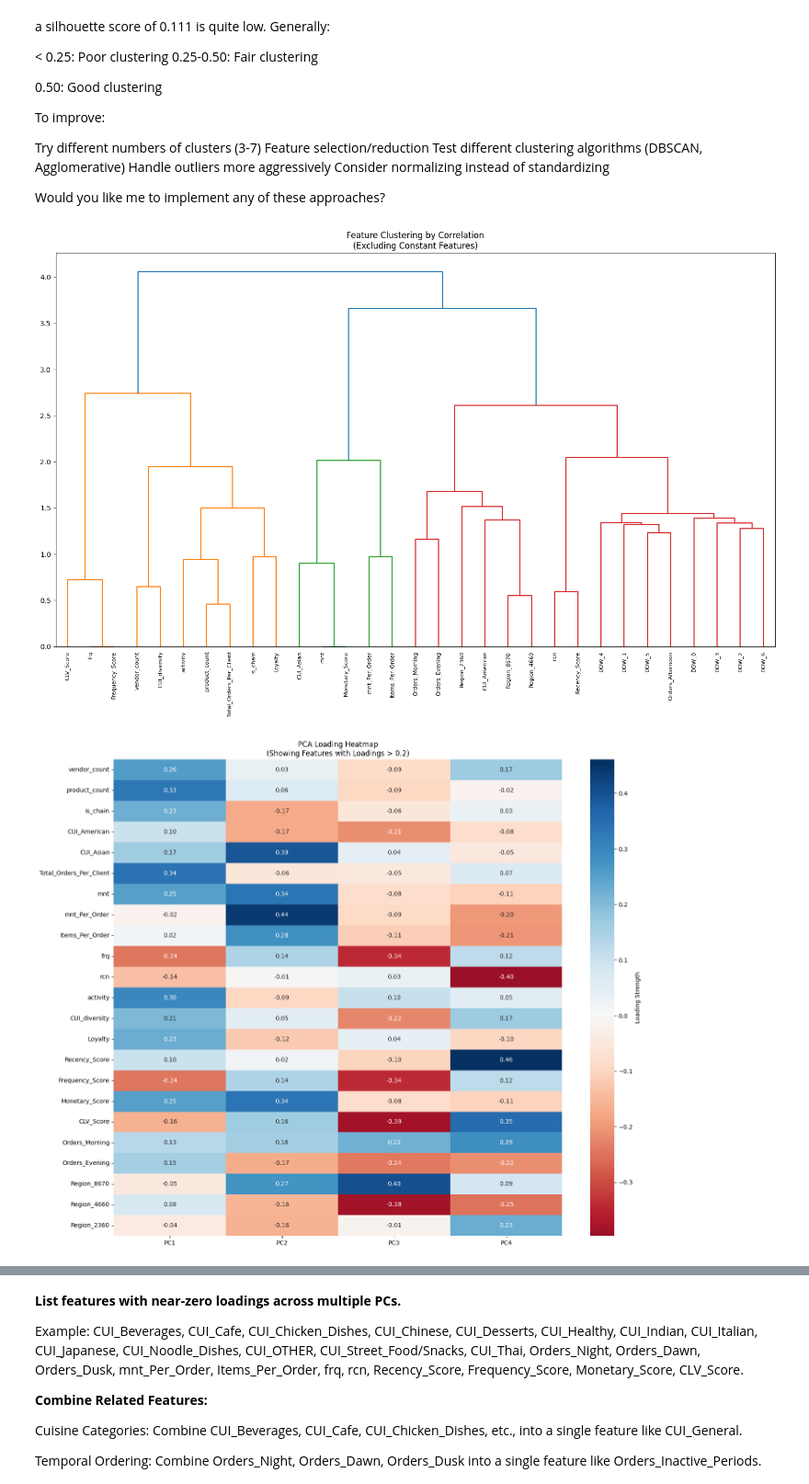
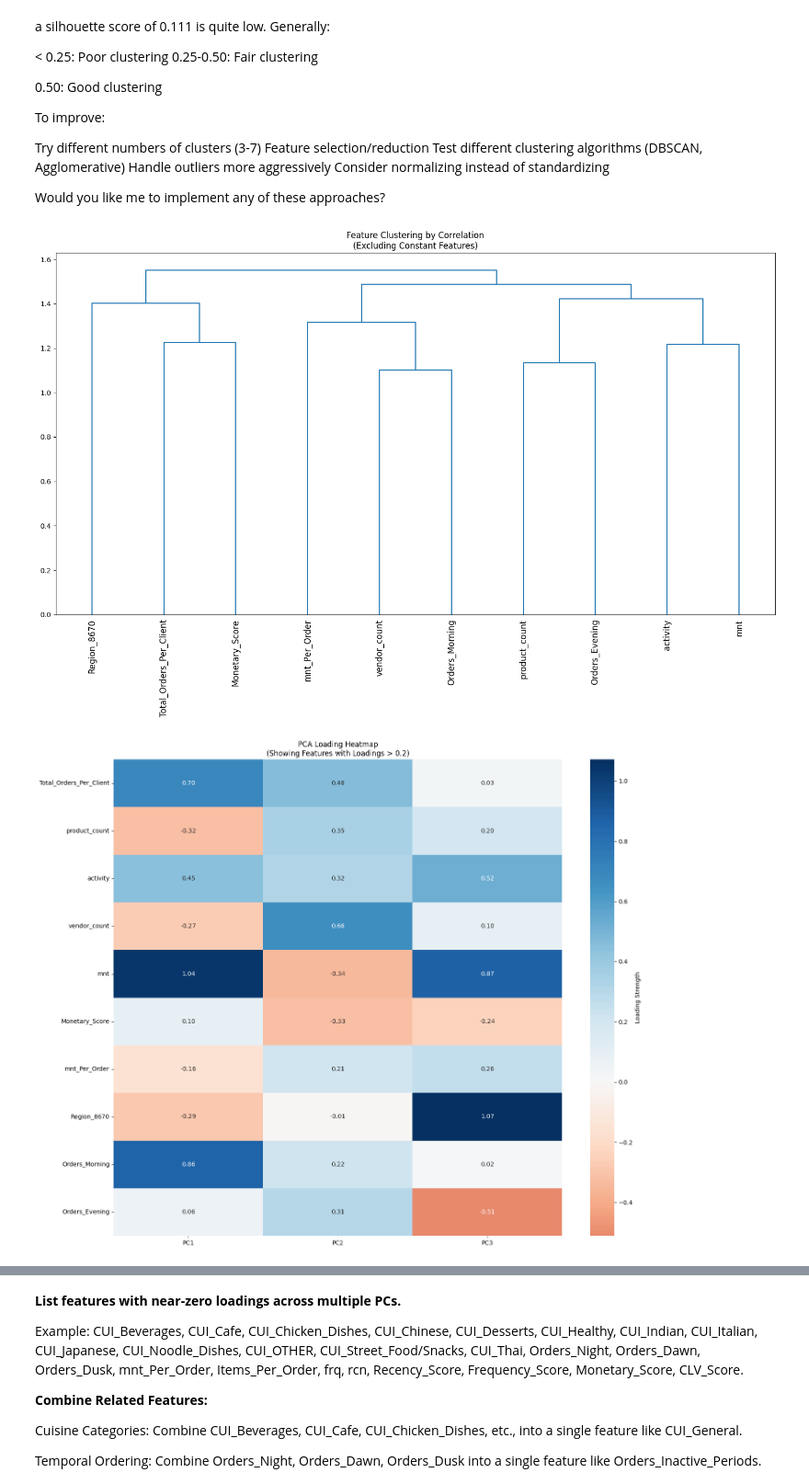
Before and after one commit to diogoruivo47/Data-Mining, a Jupyter notebook: FS_Dimension_reductionality.ipynb, the cells around one changed output, grey strips where cells are left out. Shown at 92% size. Saved outputs shown, nothing was run; the diff lists cells and outputs as text; code cells hidden in the pictures.

```diff
--- a/FS_Dimension_reductionality.ipynb
+++ b/FS_Dimension_reductionality.ipynb
@@ -642,6 +687,34 @@ import matplotlib.pyplot as plt
 import seaborn as sns
 from scipy.cluster.hierarchy import dendrogram, linkage
 from scipy.stats import spearmanr
+
+# Generate sample data
+np.random.seed(42)
+n_samples = 100
+n_features = 10
+
+# Create sample feature names
+feature_names = [
+    'Total_Orders_Per_Client', 'product_count', 'activity', 'vendor_count',
+    'mnt', 'Monetary_Score', 'mnt_Per_Order', 'Region_8670',
+    'Orders_Morning', 'Orders_Evening'
+]
+
+# Generate sample data
+data = pd.DataFrame(
+    np.random.randn(n_samples, n_features),
+    columns=feature_names
+)
+
+# Create correlation matrix
+corr_matrix = data.corr()
+
+# Generate sample PCA loadings
+loadings = pd.DataFrame(
+    np.random.randn(n_features, 3) / 2,
+    index=feature_names,
+    columns=['PC1', 'PC2', 'PC3']
+)
 
 def plot_feature_relationships_fixed(correlation_matrix, loadings):
     """
@@ -679,7 +752,7 @@ def plot_feature_relationships_fixed(correlation_matrix, loadings):
     plt.figure(figsize=(15, 12))
 
     # Filter out near-zero loadings for clarity
-    loadings_plot = loadings.iloc[:, :-1].copy()  # Exclude 'pattern' column
+    loadings_plot = loadings.copy()
     significant_features = (loadings_plot.abs() > 0.2).any(axis=1)
     loadings_significant = loadings_plot[significant_features]
 
@@ -700,57 +773,46 @@ def plot_feature_relationships_fixed(correlation_matrix, loadings):
 
     # Additional visualization: Feature importance plot
     plt.figure(figsize=(12, 8))
 
     # Calculate overall importance (mean absolute loading across components)
     importance = loadings_plot.abs().mean(axis=1)
     importance = importance[importance > 0.1]  # Filter out low importance features
     importance = importance.sort_values(ascending=True)
 
     # Create horizontal bar plot
     importance.plot(kind='barh')
     plt.title('Feature Importance\n(Mean Absolute Loading Across Components)')
     plt.xlabel('Mean Absolute Loading')
     plt.tight_layout()
     plt.savefig('feature_importance.svg', format='svg', bbox_inches='tight')
     plt.show()
 
     # Print suggested feature reductions
     print("\n=== SUGGESTED FEATURE REDUCTION STRATEGY ===")
-    print("\nBased on the analysis, you could reduce dimensions by:")
 
-    # Group 1: Order/Activity Metrics
-    print("\n1. Order/Activity Metrics - combine into a single metric:")
-    print("   - Total_Orders_Per_Client")
-    print("   - product_count")
-    print("   - activity")
-    print("   - vendor_count")
+    # Group features based on importance scores
+    high_importance = importance[importance > 0.3].index.tolist()
+    medium_importance = importance[(importance > 0.2) & (importance <= 0.3)].index.tolist()
+    low_importance = importance[importance <= 0.2].index.tolist()
 
-    # Group 2: Monetary Metrics
-    print("\n2. Monetary Metrics - combine into a single value metric:")
-    print("   - mnt")
-    print("   - Monetary_Score")
-    print("   - mnt_Per_Order")
+    print("\nHigh importance features to keep:")
+    for feature in high_importance:
+        print(f"   - {feature}")
 
-    # Group 3: Regional Features
-    print("\n3. Regional Features - consider using one primary region indicator:")
-    print("   - Region_8670")
-    print("   - Region_4660")
-    print("   - Region_2360")
+    print("\nConsider combining or reducing dimensionality of:")
+    for feature in medium_importance:
+        print(f"   - {feature}")
 
-    # Group 4: Time-based Features
-    print("\n4. Time-based Features - combine into time preference metrics:")
-    print("   - Orders_Morning")
-    print("   - Orders_Evening")
-
-    # Low importance features
-    print("\n5. Consider dropping low importance features (loading < 0.1):")
-    low_importance = importance[importance < 0.1].index.tolist()
+    print("\nConsider dropping (low importance):")
     for feature in low_importance:
         print(f"   - {feature}")
+
+# Run the analysis
+plot_feature_relationships_fixed(corr_matrix, loadings)
 
 
 # Example usage:
 plot_feature_relationships_fixed(corr_matrix, loadings)
 # %% [output]
-[figure, old version]
+[figure, new version]
-[figure, old version]
+[figure, new version]
```
Also changed, not shown: parts of 17 cells of this notebook.
